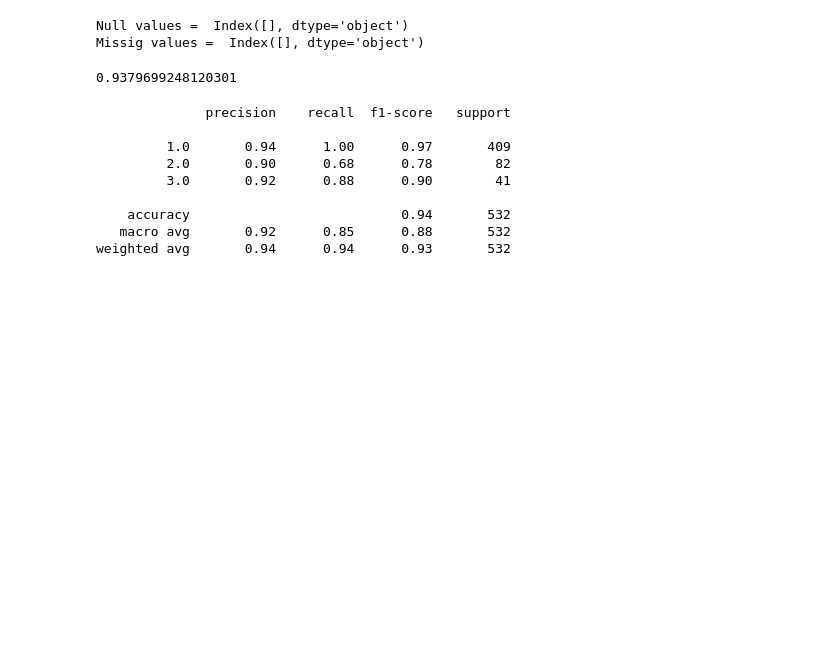
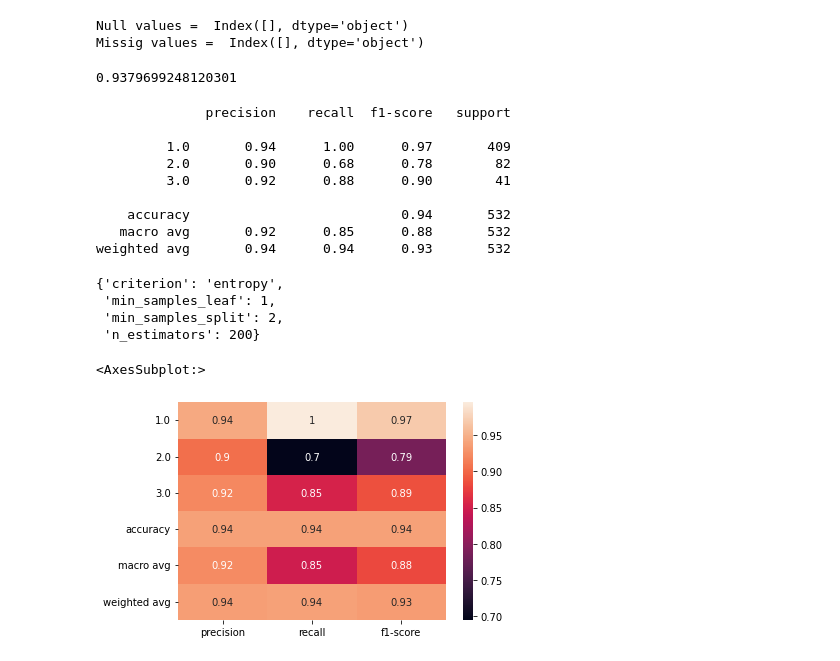
Before and after one commit to CraigFox0/CIS-4496-Lab-1, a Jupyter notebook: Wayne's Notebook.ipynb, the cells around one changed output. Drawn from its saved outputs; the diff is of its cells as text; code cells hidden in the pictures; blank space fills up the shorter version.

```diff
--- a/Wayne's Notebook.ipynb
+++ b/Wayne's Notebook.ipynb
@@ -118,3 +118,32 @@ print(classification_report(y_test, pred))
     accuracy                           0.94       532
    macro avg       0.92      0.85      0.88       532
 weighted avg       0.94      0.94      0.93       532
+# %%
+##Optimizing the parameters
+params_dict = {"n_estimators": [100, 150, 200, 250],
+               "criterion": ["gini", "entropy"],
+               "min_samples_split": [2, 8, 20],
+               "min_samples_leaf": [1, 4, 16]
+              }
+
+from sklearn.model_selection import GridSearchCV
+GridCVModel = GridSearchCV(estimator=RandomForestClassifier(), param_grid=params_dict)
+# %%
+##Training with the new optimized model
+GridCVModel.fit(X_train, y_train)
+best_params = GridCVModel.best_params_
+best_params
+# %% [output]
+{'criterion': 'entropy',
+ 'min_samples_leaf': 1,
+ 'min_samples_split': 2,
+ 'n_estimators': 200}
+# %%
+new_model = RandomForestClassifier(n_estimators = 200, min_samples_leaf=1, min_samples_split=2, criterion='entropy')
+new_model.fit(X_train, y_train)
+new_pred = new_model.predict(X_test)
+clf_report = classification_report(y_test, new_pred, output_dict=True)
+sns.heatmap(pd.DataFrame(data=clf_report).iloc[:-1, :].T, annot=True)
+# %% [output]
+<AxesSubplot:>
+[figure, added]
```
